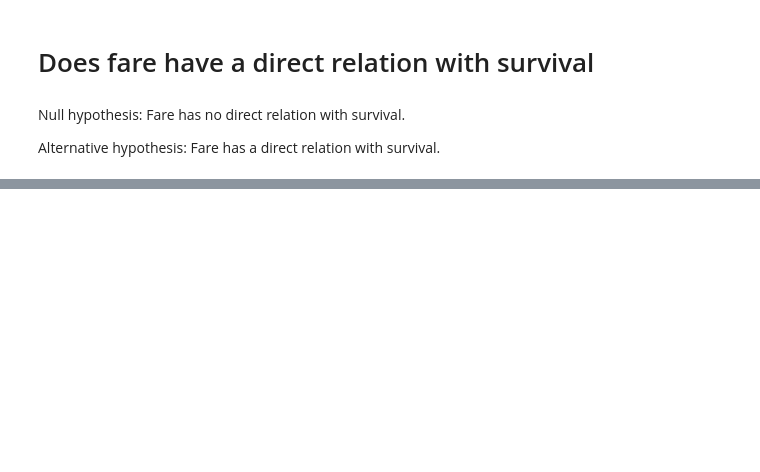
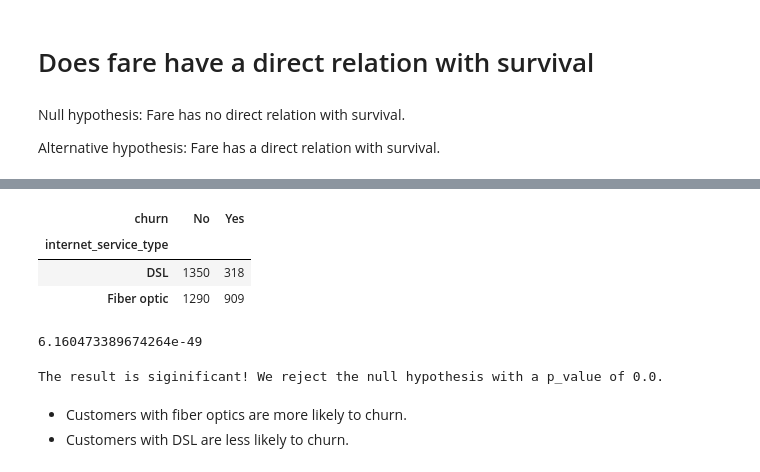
Before and after one commit to TheodoreQuansah/classification_exercises, a Jupyter notebook: classification_exercises.ipynb, the cells around one changed output, grey strips where cells are left out. Drawn from its saved outputs; the diff is of its cells as text; code cells hidden in the pictures; blank space fills up the shorter version.

```diff
--- a/classification_exercises.ipynb
+++ b/classification_exercises.ipynb
@@ -972,0 +1064,8 @@ plt.show()
+# %%
+telco_ct = pd.crosstab(train_telco.internet_service_type, train_telco.churn)
+telco_ct
+# %% [output]
+| churn | No | Yes |
+| internet_service_type |  |  |
+| DSL | 1350 | 318 |
+| Fiber optic | 1290 | 909 |
@@ -972,0 +1074,11 @@ plt.show()
+# %%
+p
+# %% [output]
+6.160473389674264e-49
+# %%
+eval_p(p)
+# %% [output]
+The result is siginificant! We reject the null hypothesis with a p_value of 0.0.
+# %% [markdown]
+- Customers with fiber optics are more likely to churn.
+- Customers with DSL are less likely to churn.
```
Also changed, not shown: parts of 18 cells of this notebook.
